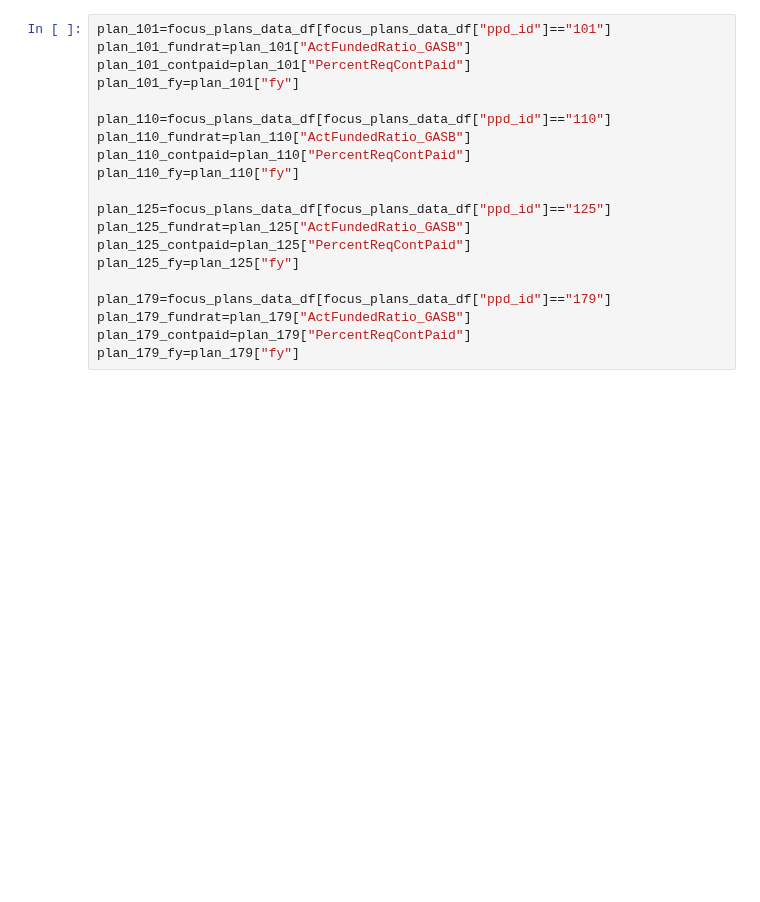
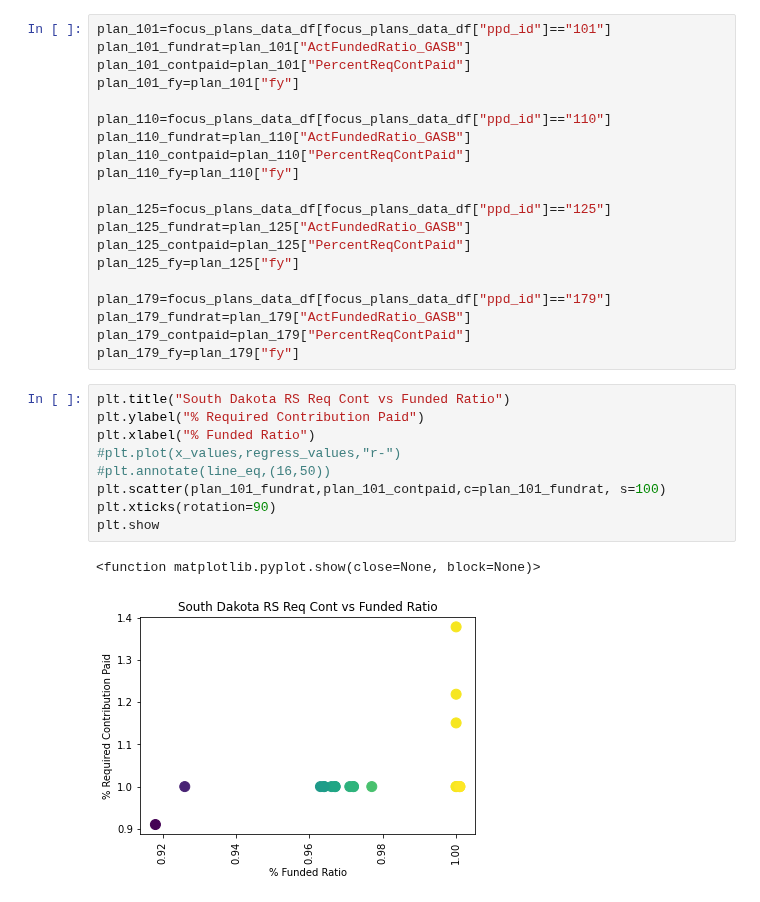
Before and after one commit to DeltaDeutsch/PPD-Group-Project, a Jupyter notebook: PPD Group Funding Cont.ipynb, the cells around one changed output. Saved outputs shown, nothing was run; the diff lists cells and outputs as text; blank space fills up the shorter version.

```diff
--- a/PPD Group Funding Cont.ipynb
+++ b/PPD Group Funding Cont.ipynb
@@ -84,3 +84,15 @@ plan_179=focus_plans_data_df[focus_plans_data_df["ppd_id"]=="179"]
 plan_179_fundrat=plan_179["ActFundedRatio_GASB"]
 plan_179_contpaid=plan_179["PercentReqContPaid"]
 plan_179_fy=plan_179["fy"]
+# %%
+plt.title("South Dakota RS Req Cont vs Funded Ratio")
+plt.ylabel("% Required Contribution Paid")
+plt.xlabel("% Funded Ratio")
+#plt.plot(x_values,regress_values,"r-")
+#plt.annotate(line_eq,(16,50))
+plt.scatter(plan_101_fundrat,plan_101_contpaid,c=plan_101_fundrat, s=100)
+plt.xticks(rotation=90)
+plt.show
+# %% [output]
+<function matplotlib.pyplot.show(close=None, block=None)>
+[figure, added]
```
Also changed, not shown: parts of 8 cells of this notebook, 2 other files.
